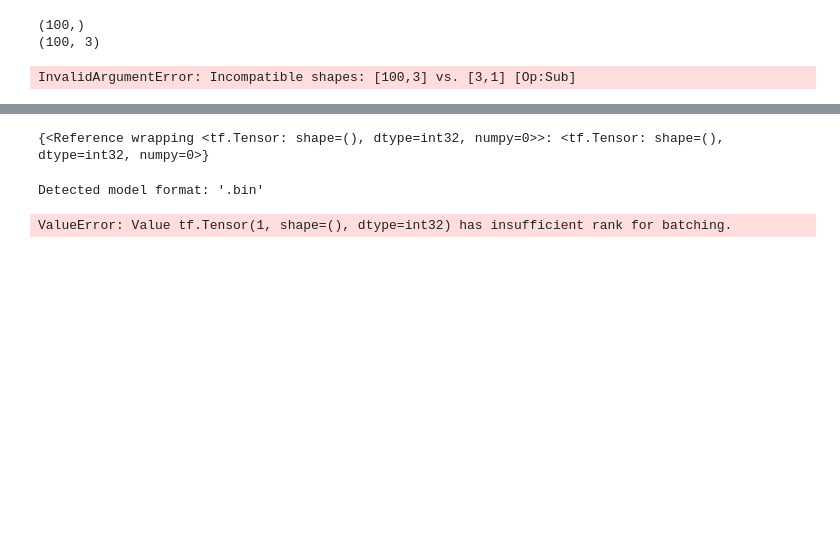
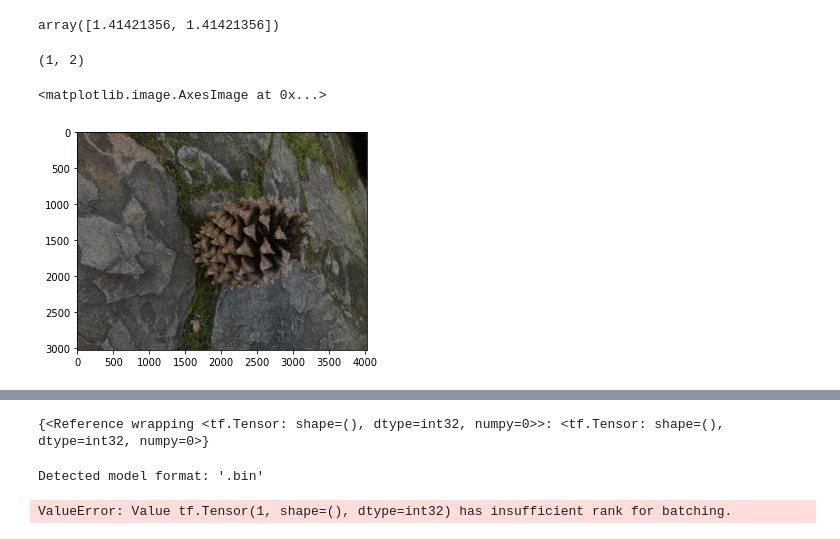
Before and after one commit to liangkaizhang/yet-another-jax-nerf, a Jupyter notebook: scripts/test_dataset.ipynb, the cells around one changed output, grey strips where cells are left out. Cells and saved outputs as stored; diff of their text form; code cells hidden in the pictures; blank space fills up the shorter version.

```diff
--- a/scripts/test_dataset.ipynb
+++ b/scripts/test_dataset.ipynb
@@ -12,8 +12,10 @@ import tensorflow as tf
 from collections import defaultdict
 from typing import Callable, Dict, List, Tuple
 %matplotlib inline
+# %%
+height, width = 3024, 4032
 # %%
 ds_config =  DatasetConfig(model_dir='../dataset/pinecone/sparse/0/',
                            images_dir='../dataset/pinecone/images/',
-                           sample_per_image=100,
+                           sample_per_image=height * width / 2,
                            batch_size=256)
@@ -23,2 +22,11 @@ from geometry import  Rays, Camera
+# %%
+a = np.array([[1, 1], [1, 1]])
+np.linalg.norm(a, axis=-1)
+# %% [output]
+array([1.41421356, 1.41421356])
+# %%
+a.shape
+# %% [output]
+(1, 2)
 # %%
 dataset = DatasetBuilder(ds_config)
@@ -26,6 +34,15 @@ dataset = DatasetBuilder(ds_config)
 # %%
-next(dataset._parse_dataset())
+elements = next(dataset._parse_dataset())
-# %% [output]
-(100,)
-(100, 3)
-InvalidArgumentError: Incompatible shapes: [100,3] vs. [3,1] [Op:Sub]
+# %%
+height, width = 3024, 4032
+tmp = np.zeros((height, width, 3), np.float32)
+pixels = elements["pixels"]
+directions = elements["directions"]
+u = (directions[..., 1]).astype(np.int32)[:]
+v = (directions[..., 0]).astype(np.int32)[:]
+tmp[u, v, ...] = pixels.T
+
+plt.imshow(tmp)
+# %% [output]
+<matplotlib.image.AxesImage at 0x...>
+[figure, added]
```
Also changed, not shown: parts of 7 cells of this notebook, 3 other files.
